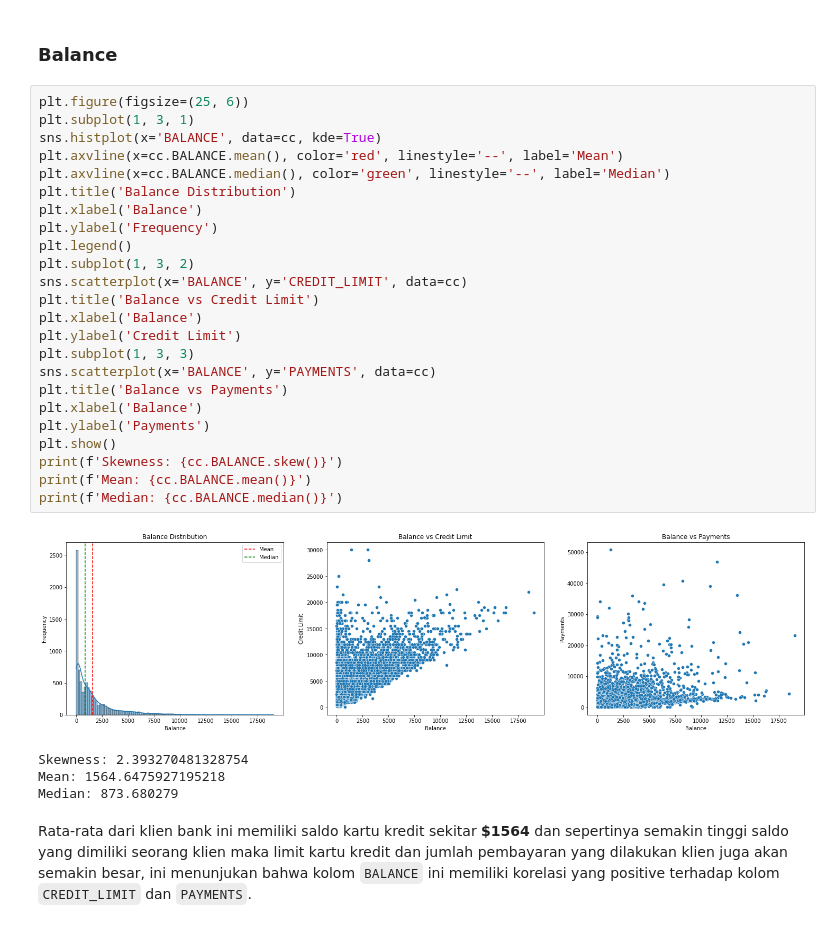
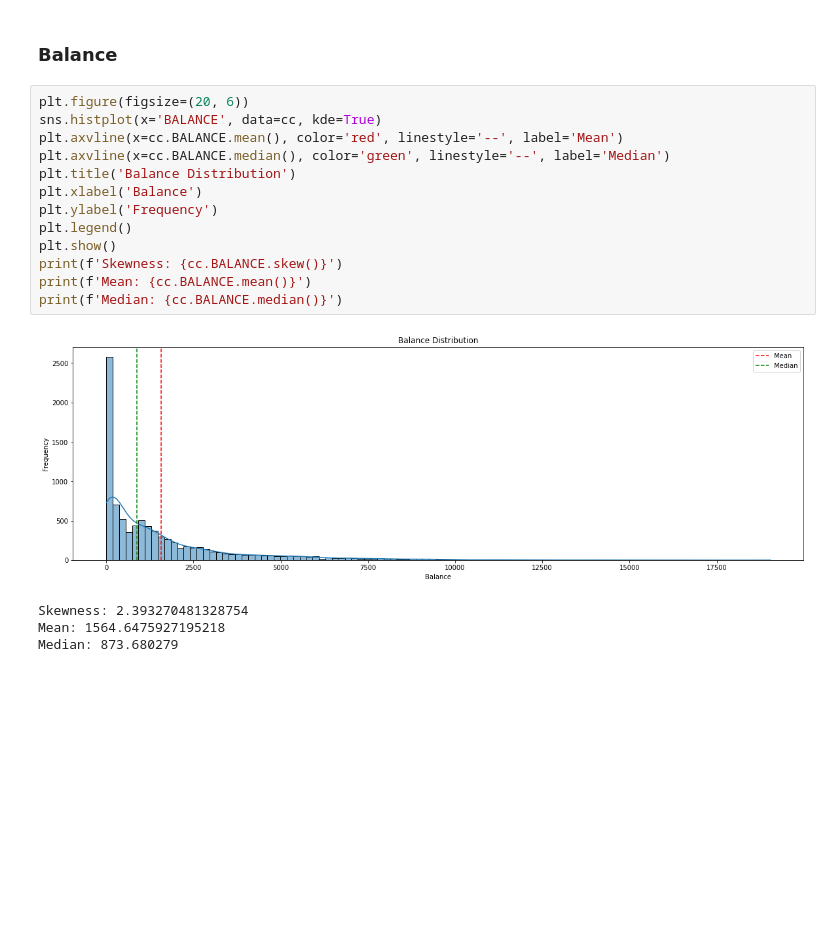
Before and after one commit to Penzragon/h8dsft_P1W3Cls, a Jupyter notebook: script.ipynb, the cells around one changed output. Drawn from its saved outputs; the diff is of its cells as text; blank space fills up the shorter version.

Commit message:
Rework balance EDA

```diff
--- a/script.ipynb
+++ b/script.ipynb
@@ -289,33 +289,20 @@ Sekarang kolom `CUST_ID` sudah tidak lagi ada pada dataframe.
 # %% [markdown]
 ### Balance
 # %%
-plt.figure(figsize=(25, 6))
-plt.subplot(1, 3, 1)
+plt.figure(figsize=(20, 6))
 sns.histplot(x='BALANCE', data=cc, kde=True)
 plt.axvline(x=cc.BALANCE.mean(), color='red', linestyle='--', label='Mean')
 plt.axvline(x=cc.BALANCE.median(), color='green', linestyle='--', label='Median')
 plt.title('Balance Distribution')
 plt.xlabel('Balance')
 plt.ylabel('Frequency')
 plt.legend()
-plt.subplot(1, 3, 2)
-sns.scatterplot(x='BALANCE', y='CREDIT_LIMIT', data=cc)
-plt.title('Balance vs Credit Limit')
-plt.xlabel('Balance')
-plt.ylabel('Credit Limit')
-plt.subplot(1, 3, 3)
-sns.scatterplot(x='BALANCE', y='PAYMENTS', data=cc)
-plt.title('Balance vs Payments')
-plt.xlabel('Balance')
-plt.ylabel('Payments')
 plt.show()
 print(f'Skewness: {cc.BALANCE.skew()}')
 print(f'Mean: {cc.BALANCE.mean()}')
 print(f'Median: {cc.BALANCE.median()}')
 # %% [output]
-[figure, old version]
+[figure, new version]
 Skewness: 2.393270481328754
 Mean: 1564.6475927195218
 Median: 873.680279
-# %% [markdown]
-Rata-rata dari klien bank ini memiliki saldo kartu kredit sekitar **$1564** dan sepertinya semakin tinggi saldo yang dimiliki seorang klien maka limit kartu kredit dan jumlah pembayaran yang dilakukan klien juga akan semakin besar, ini menunjukan bahwa kolom `BALANCE` ini memiliki korelasi yang positive terhadap kolom `CREDIT_LIMIT` dan `PAYMENTS`.
```
Also changed, not shown: parts of 3 cells of this notebook.
